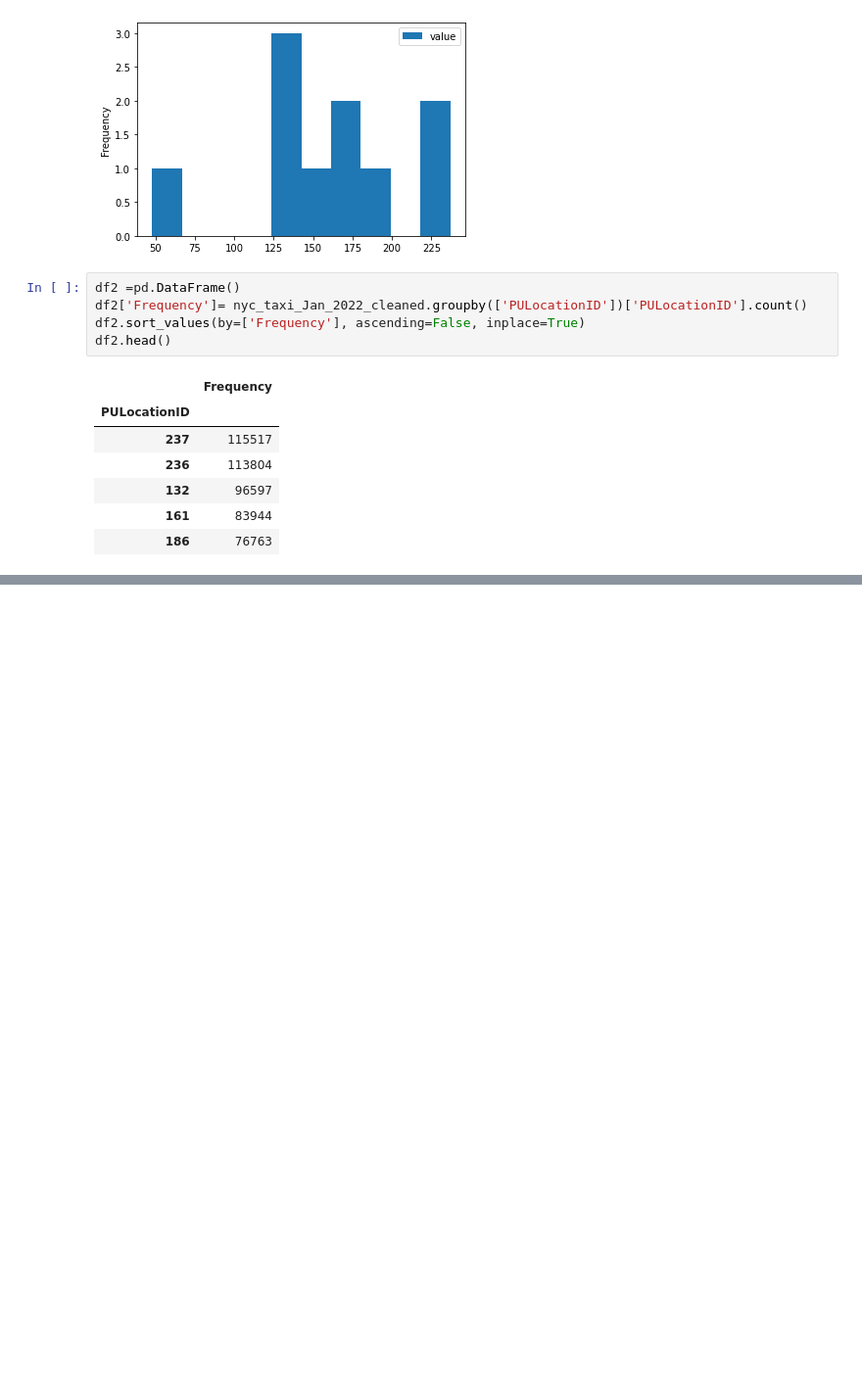
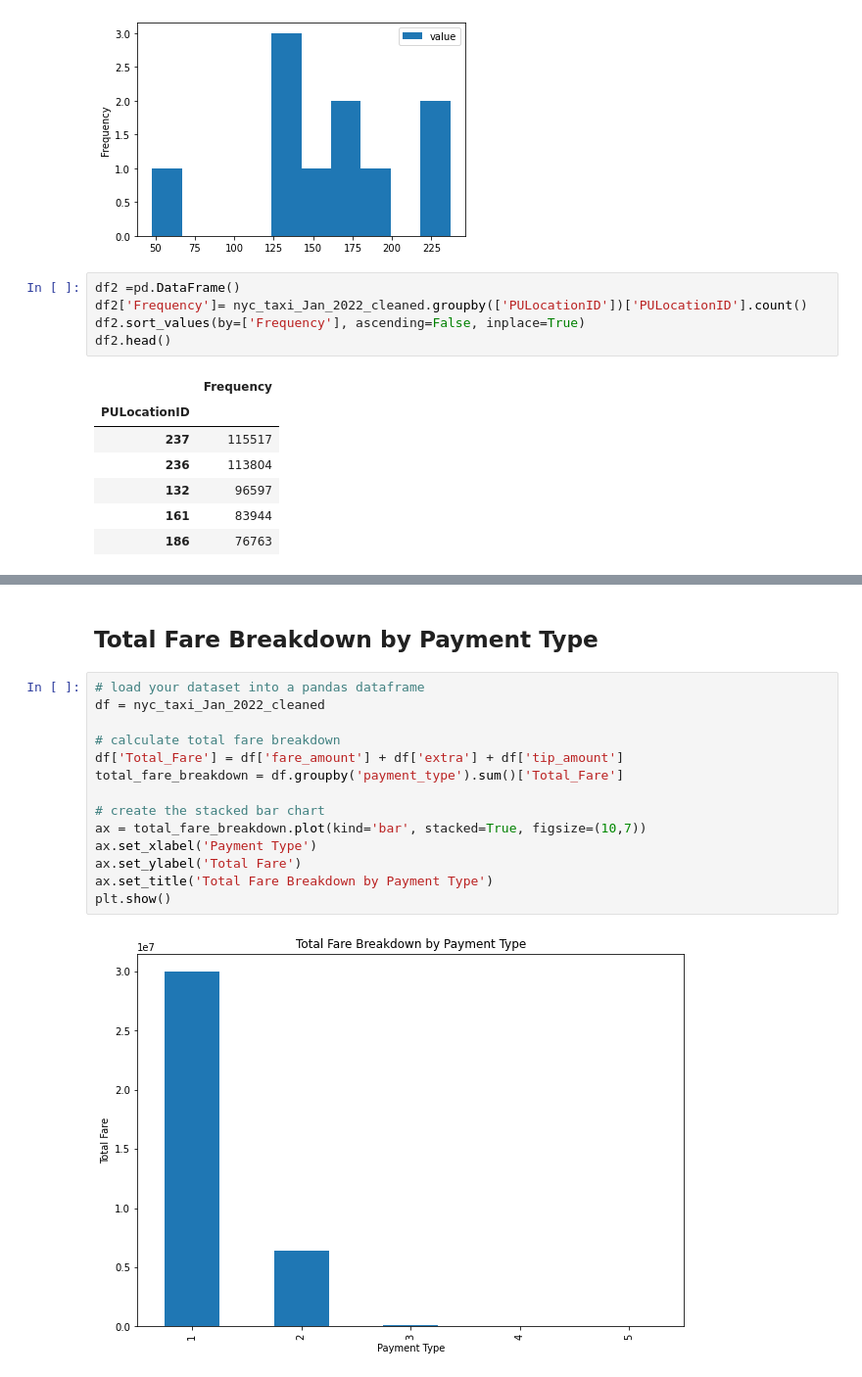
Before and after one commit to Nikhil-B-Madhu/NYC-Taxi-Prediction, a Jupyter notebook: Data/Code/Machine_Learning_Project_Data_Visualization.ipynb, the cells around one changed output, grey strips where cells are left out. Shown: that part at 98% size. Cells and saved outputs as stored; diff of their text form; blank space fills up the shorter version.

```diff
--- a/Data/Code/Machine_Learning_Project_Data_Visualization.ipynb
+++ b/Data/Code/Machine_Learning_Project_Data_Visualization.ipynb
@@ -380,0 +341,18 @@ plt.show()
+# %% [markdown]
+## Total Fare Breakdown by Payment Type
+# %%
+# load your dataset into a pandas dataframe
+df = nyc_taxi_Jan_2022_cleaned
+
+# calculate total fare breakdown
+df['Total_Fare'] = df['fare_amount'] + df['extra'] + df['tip_amount']
+total_fare_breakdown = df.groupby('payment_type').sum()['Total_Fare']
+
+# create the stacked bar chart
+ax = total_fare_breakdown.plot(kind='bar', stacked=True, figsize=(10,7))
+ax.set_xlabel('Payment Type')
+ax.set_ylabel('Total Fare')
+ax.set_title('Total Fare Breakdown by Payment Type')
+plt.show()
+# %% [output]
+[figure, added]
```
Also changed, not shown: parts of 35 cells of this notebook, 1 other file.
